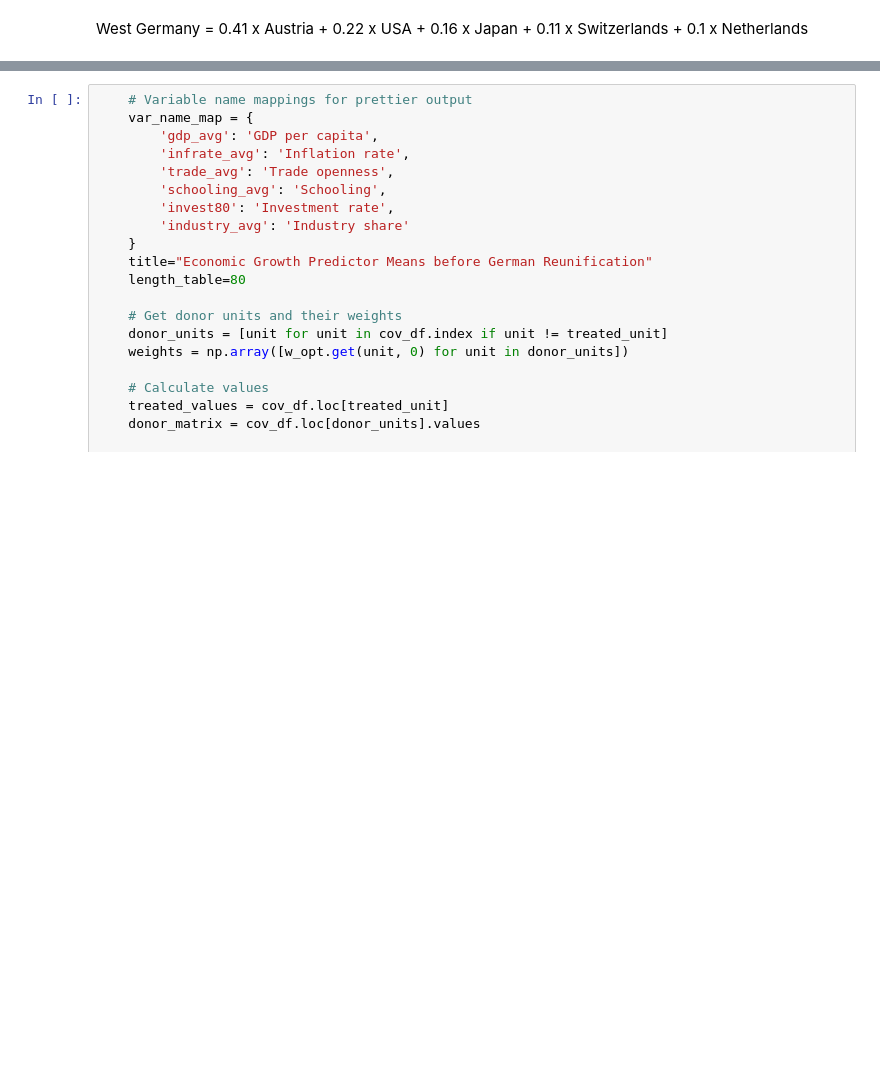
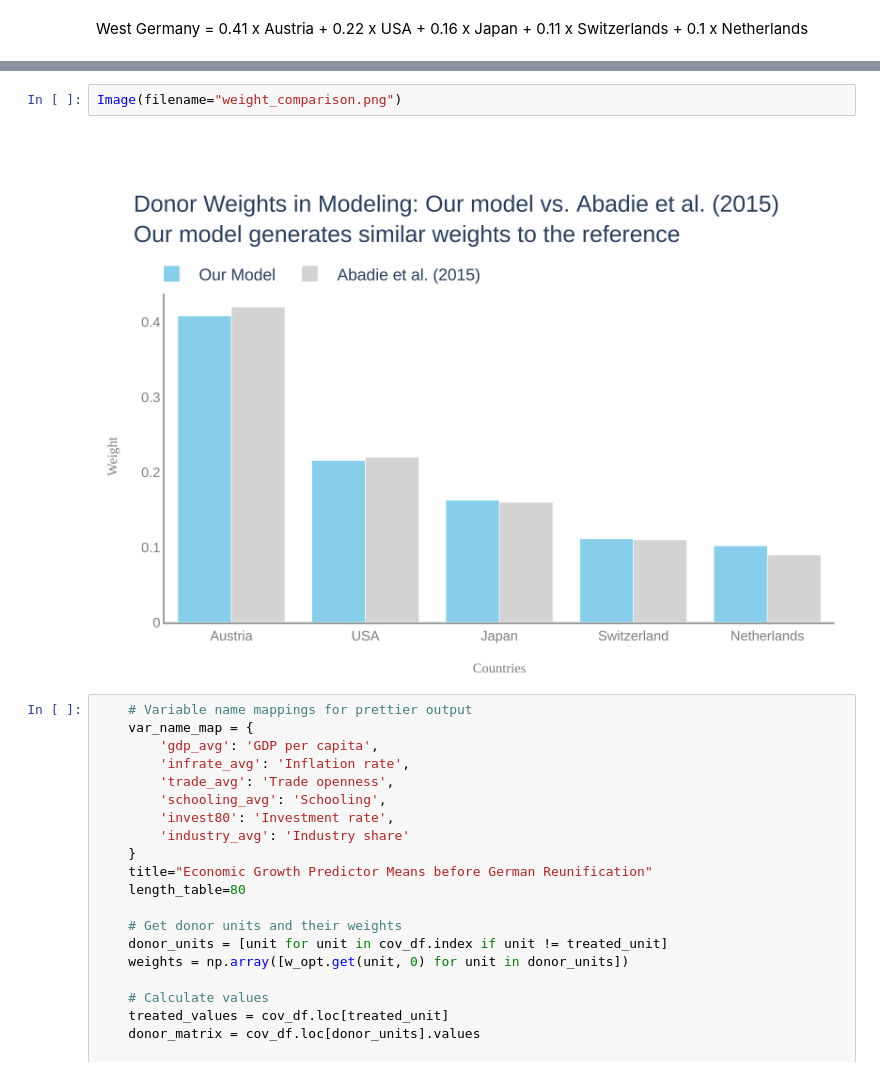
Before and after one commit to nvlinhvn/Toy-examples, a Jupyter notebook: German_Reunification.ipynb, the cells around one changed output, grey strips where cells are left out. Drawn from its saved outputs; the diff is of its cells as text; blank space fills up the shorter version.

```diff
--- a/German_Reunification.ipynb
+++ b/German_Reunification.ipynb
@@ -336,3 +435,7 @@ West Germany =  0.41 x Austria + 0.22 x USA + 0.16 x Japan + 0.11 x Switzerlands
+# %%
+Image(filename="weight_comparison.png")
+# %% [output]
+[figure, added]
 # %%
     # Variable name mappings for prettier output
     var_name_map = {
```
Also changed, not shown: parts of 2 cells of this notebook.
